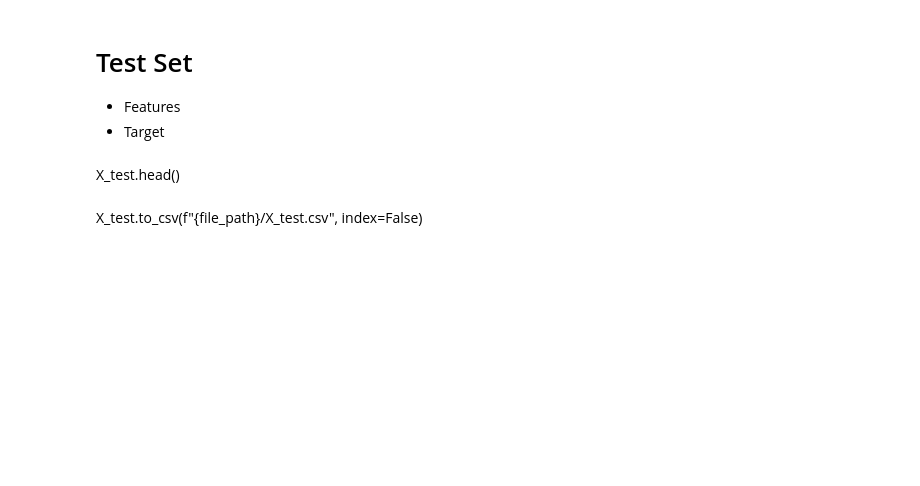
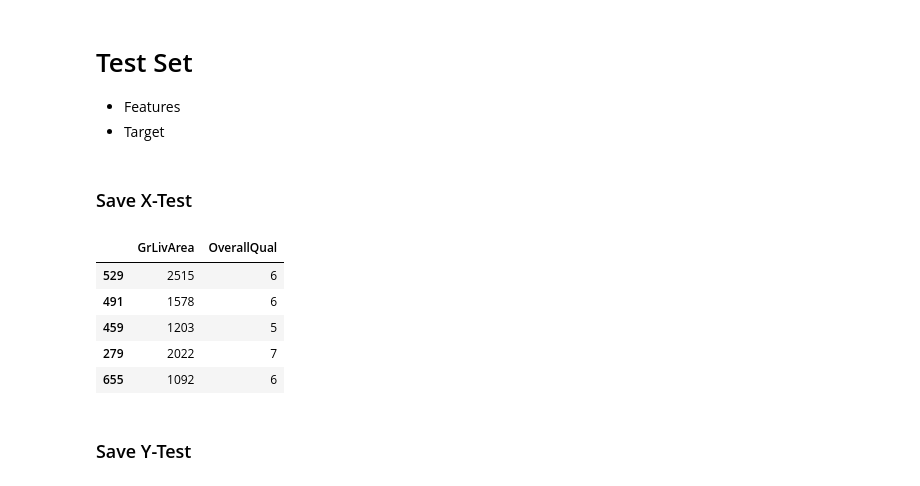
Before and after one commit to Sirak-K/my-project-5, a Jupyter notebook: jupyter_notebooks/05 - TargetPrediction.ipynb, the cells around one changed output. Saved outputs shown, nothing was run; the diff lists cells and outputs as text; code cells hidden in the pictures; blank space fills up the shorter version.

```diff
--- a/jupyter_notebooks/05 - TargetPrediction.ipynb
+++ b/jupyter_notebooks/05 - TargetPrediction.ipynb
@@ -683,7 +1068,14 @@ y_train.to_csv(f"{file_path}/y_train.csv", index=False)
 # Test Set
 - Features
 - Target
-# %% [markdown]
-X_test.head()
-# %% [markdown]
-X_test.to_csv(f"{file_path}/X_test.csv", index=False)
+# %% [markdown]
+### Save X-Test
+# %%
+X_test.head()
+# %% [output]
+|  | GrLivArea | OverallQual |
+| 529 | 2515 | 6 |
+| 491 | 1578 | 6 |
+| 459 | 1203 | 5 |
+| 279 | 2022 | 7 |
+| 655 | 1092 | 6 |
@@ -690,2 +1084,4 @@ X_test.to_csv(f"{file_path}/X_test.csv", index=False)
+# %% [markdown]
+### Save Y-Test
 # %%
 y_test.head()
```
Also changed, not shown: parts of 72 cells of this notebook, 6 other files.
